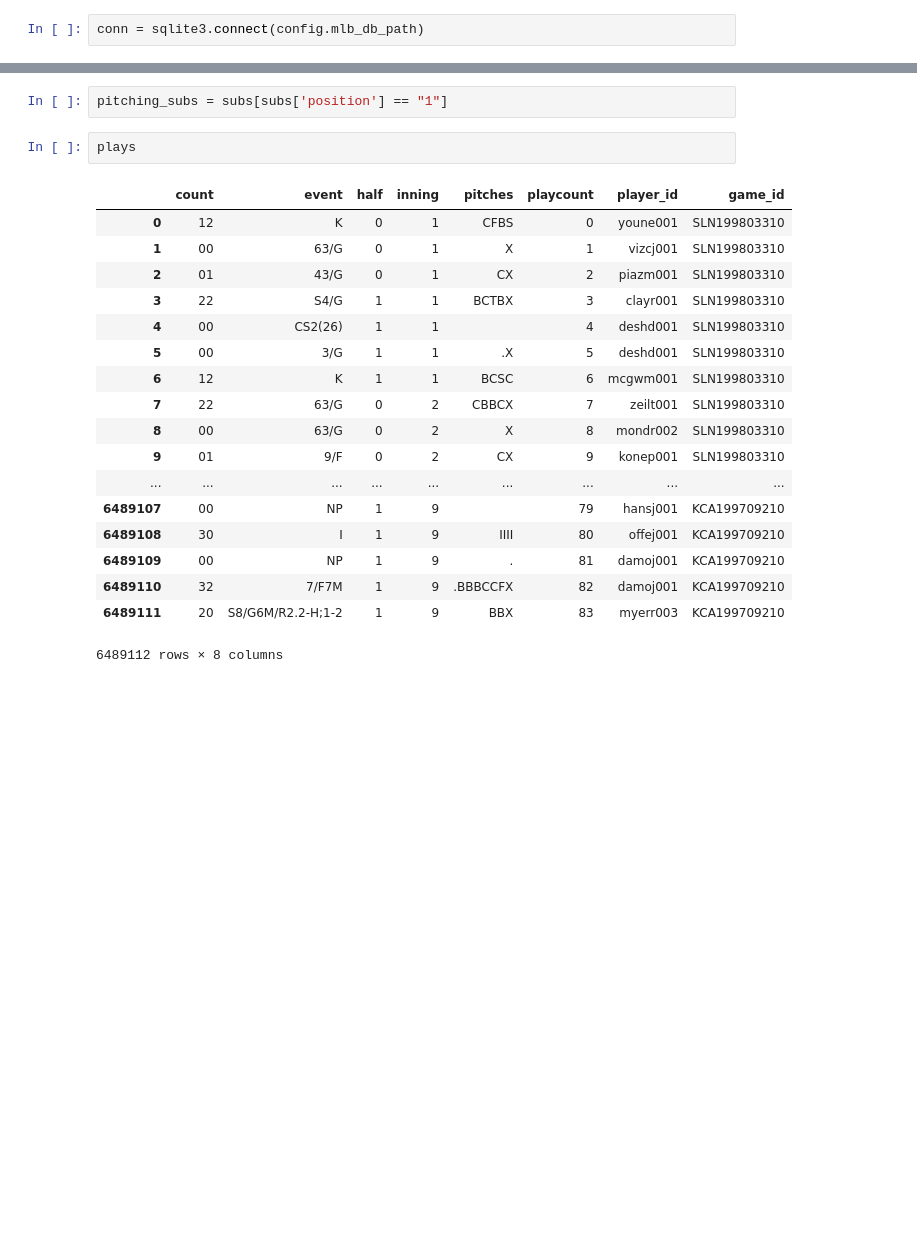
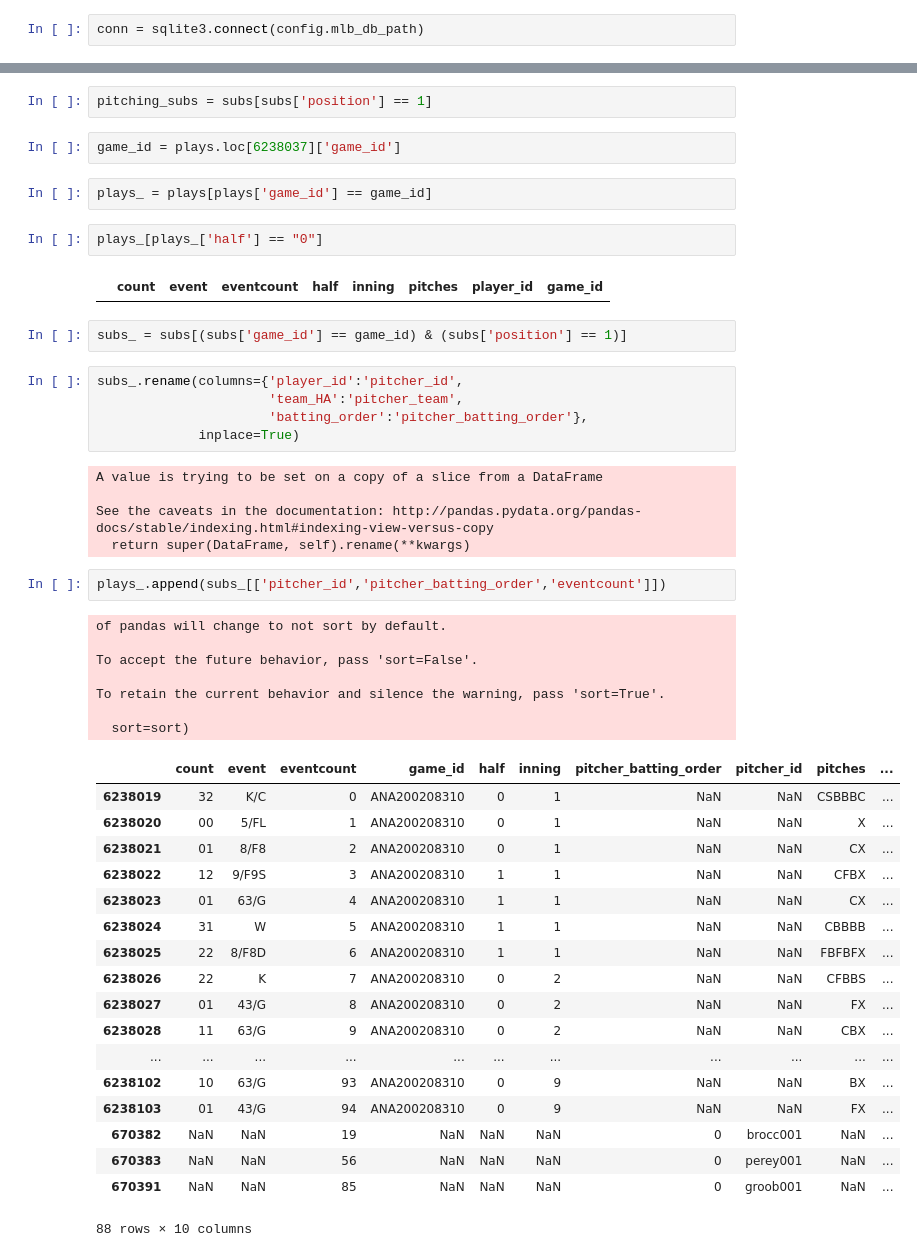
Before and after one commit to RyanAugust/fantasy-machine, a Jupyter notebook: MLB_functions.ipynb, the cells around one changed output, grey strips where cells are left out. Saved outputs shown, nothing was run; the diff lists cells and outputs as text; blank space fills up the shorter version.

Commit message:
New experimentation with data functions to align plays and pitchers

```diff
--- a/MLB_functions.ipynb
+++ b/MLB_functions.ipynb
@@ -16,23 +13,50 @@ plays = pd.read_sql(sql='select * from plays', con=conn)
 # %%
-pitching_subs = subs[subs['position'] == "1"]
+pitching_subs = subs[subs['position'] == 1]
-# %%
-plays
-# %% [output]
-|  | count | event | half | inning | pitches | playcount | player_id | game_id |
-| 0 | 12 | K | 0 | 1 | CFBS | 0 | youne001 | SLN199803310 |
-| 1 | 00 | 63/G | 0 | 1 | X | 1 | vizcj001 | SLN199803310 |
-| 2 | 01 | 43/G | 0 | 1 | CX | 2 | piazm001 | SLN199803310 |
-| 3 | 22 | S4/G | 1 | 1 | BCTBX | 3 | clayr001 | SLN199803310 |
-| 4 | 00 | CS2(26) | 1 | 1 |  | 4 | deshd001 | SLN199803310 |
-| 5 | 00 | 3/G | 1 | 1 | .X | 5 | deshd001 | SLN199803310 |
-| 6 | 12 | K | 1 | 1 | BCSC | 6 | mcgwm001 | SLN199803310 |
-| 7 | 22 | 63/G | 0 | 2 | CBBCX | 7 | zeilt001 | SLN199803310 |
-| 8 | 00 | 63/G | 0 | 2 | X | 8 | mondr002 | SLN199803310 |
-| 9 | 01 | 9/F | 0 | 2 | CX | 9 | konep001 | SLN199803310 |
-| ... | ... | ... | ... | ... | ... | ... | ... | ... |
-| 6489107 | 00 | NP | 1 | 9 |  | 79 | hansj001 | KCA199709210 |
-| 6489108 | 30 | I | 1 | 9 | IIII | 80 | offej001 | KCA199709210 |
-| 6489109 | 00 | NP | 1 | 9 | . | 81 | damoj001 | KCA199709210 |
-| 6489110 | 32 | 7/F7M | 1 | 9 | .BBBCCFX | 82 | damoj001 | KCA199709210 |
-| 6489111 | 20 | S8/G6M/R2.2-H;1-2 | 1 | 9 | BBX | 83 | myerr003 | KCA199709210 |
-6489112 rows × 8 columns
+# %%
+game_id = plays.loc[6238037]['game_id']
+# %%
+plays_ = plays[plays['game_id'] == game_id]
+# %%
+plays_[plays_['half'] == "0"]
+# %% [output]
+|  | count | event | eventcount | half | inning | pitches | player_id | game_id |
+# %%
+subs_ = subs[(subs['game_id'] == game_id) & (subs['position'] == 1)]
+# %%
+subs_.rename(columns={'player_id':'pitcher_id',
+                      'team_HA':'pitcher_team',
+                      'batting_order':'pitcher_batting_order'},
+             inplace=True)
+# %% [output]
+A value is trying to be set on a copy of a slice from a DataFrame
+
+See the caveats in the documentation: http://pandas.pydata.org/pandas-docs/stable/indexing.html#indexing-view-versus-copy
+  return super(DataFrame, self).rename(**kwargs)
+# %%
+plays_.append(subs_[['pitcher_id','pitcher_batting_order','eventcount']])
+# %% [output]
+of pandas will change to not sort by default.
+
+To accept the future behavior, pass 'sort=False'.
+
+To retain the current behavior and silence the warning, pass 'sort=True'.
+
+  sort=sort)
+|  | count | event | eventcount | game_id | half | inning | pitcher_batting_order | pitcher_id | pitches | ... |
+| 6238019 | 32 | K/C | 0 | ANA200208310 | 0 | 1 | NaN | NaN | CSBBBC | ... |
+| 6238020 | 00 | 5/FL | 1 | ANA200208310 | 0 | 1 | NaN | NaN | X | ... |
+| 6238021 | 01 | 8/F8 | 2 | ANA200208310 | 0 | 1 | NaN | NaN | CX | ... |
+| 6238022 | 12 | 9/F9S | 3 | ANA200208310 | 1 | 1 | NaN | NaN | CFBX | ... |
+| 6238023 | 01 | 63/G | 4 | ANA200208310 | 1 | 1 | NaN | NaN | CX | ... |
+| 6238024 | 31 | W | 5 | ANA200208310 | 1 | 1 | NaN | NaN | CBBBB | ... |
+| 6238025 | 22 | 8/F8D | 6 | ANA200208310 | 1 | 1 | NaN | NaN | FBFBFX | ... |
+| 6238026 | 22 | K | 7 | ANA200208310 | 0 | 2 | NaN | NaN | CFBBS | ... |
+| 6238027 | 01 | 43/G | 8 | ANA200208310 | 0 | 2 | NaN | NaN | FX | ... |
+| 6238028 | 11 | 63/G | 9 | ANA200208310 | 0 | 2 | NaN | NaN | CBX | ... |
+| ... | ... | ... | ... | ... | ... | ... | ... | ... | ... | ... |
+| 6238102 | 10 | 63/G | 93 | ANA200208310 | 0 | 9 | NaN | NaN | BX | ... |
+| 6238103 | 01 | 43/G | 94 | ANA200208310 | 0 | 9 | NaN | NaN | FX | ... |
+| 670382 | NaN | NaN | 19 | NaN | NaN | NaN | 0 | brocc001 | NaN | ... |
+| 670383 | NaN | NaN | 56 | NaN | NaN | NaN | 0 | perey001 | NaN | ... |
+| 670391 | NaN | NaN | 85 | NaN | NaN | NaN | 0 | groob001 | NaN | ... |
+88 rows × 10 columns
```
Also changed, not shown: parts of 4 cells of this notebook.
